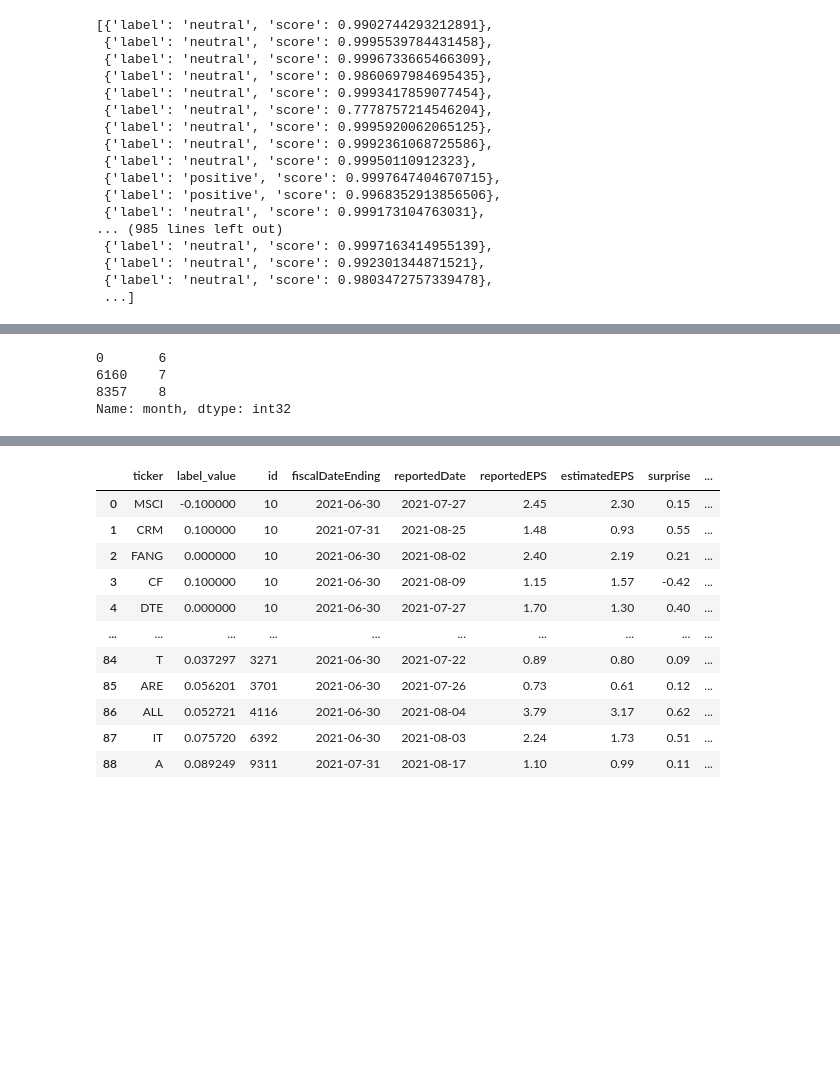
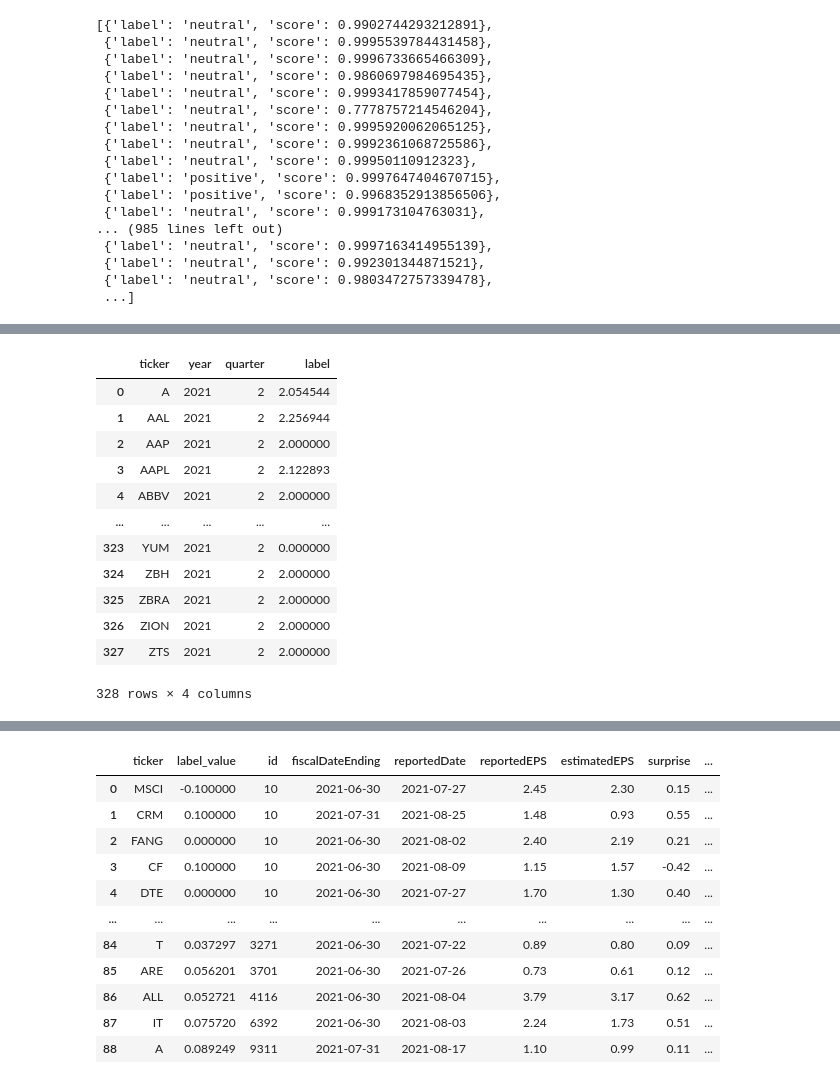
Before and after one commit to YuxinYY/Pre-earnings-Social-Media-Sentiment-Accuracy, a Jupyter notebook: training/training.ipynb, the cells around one changed output, grey strips where cells are left out. Drawn from its saved outputs; the diff is of its cells as text; code cells hidden in the pictures; blank space fills up the shorter version.

```diff
--- a/training/training.ipynb
+++ b/training/training.ipynb
@@ -95,8 +98,29 @@ init
 # %%
 # init['month'].drop_duplicates()
+agg_data = init.groupby(by=['ticker'],as_index=False).agg(
+    total_score = ('score', 'sum'),
+).reset_index(drop = True)
+agg_data
+init = pd.merge(init[['id', 'score', 'ticker', 'surprisePercentage', 'label_value', 'year', 'quarter']], agg_data, on = 'ticker', how = 'left')
+init['weighted_label'] = init['score']/init['total_score'] * init['label_value']
+init
+
+agg_data = init.groupby(by = ['ticker', 'year', 'quarter'],as_index=False).agg(
+    label = ('weighted_label','sum')
+)
+agg_data
 # %% [output]
+|  | ticker | year | quarter | label |
+| 0 | A | 2021 | 2 | 2.054544 |
+| 1 | AAL | 2021 | 2 | 2.256944 |
+| 2 | AAP | 2021 | 2 | 2.000000 |
+| 3 | AAPL | 2021 | 2 | 2.122893 |
+| 4 | ABBV | 2021 | 2 | 2.000000 |
+| ... | ... | ... | ... | ... |
+| 323 | YUM | 2021 | 2 | 0.000000 |
+| 324 | ZBH | 2021 | 2 | 2.000000 |
+| 325 | ZBRA | 2021 | 2 | 2.000000 |
+| 326 | ZION | 2021 | 2 | 2.000000 |
+| 327 | ZTS | 2021 | 2 | 2.000000 |
-0       6
-6160    7
-8357    8
-Name: month, dtype: int32
+328 rows × 4 columns
 # %%
```
Also changed, not shown: parts of 5 cells of this notebook, 1 other file.
